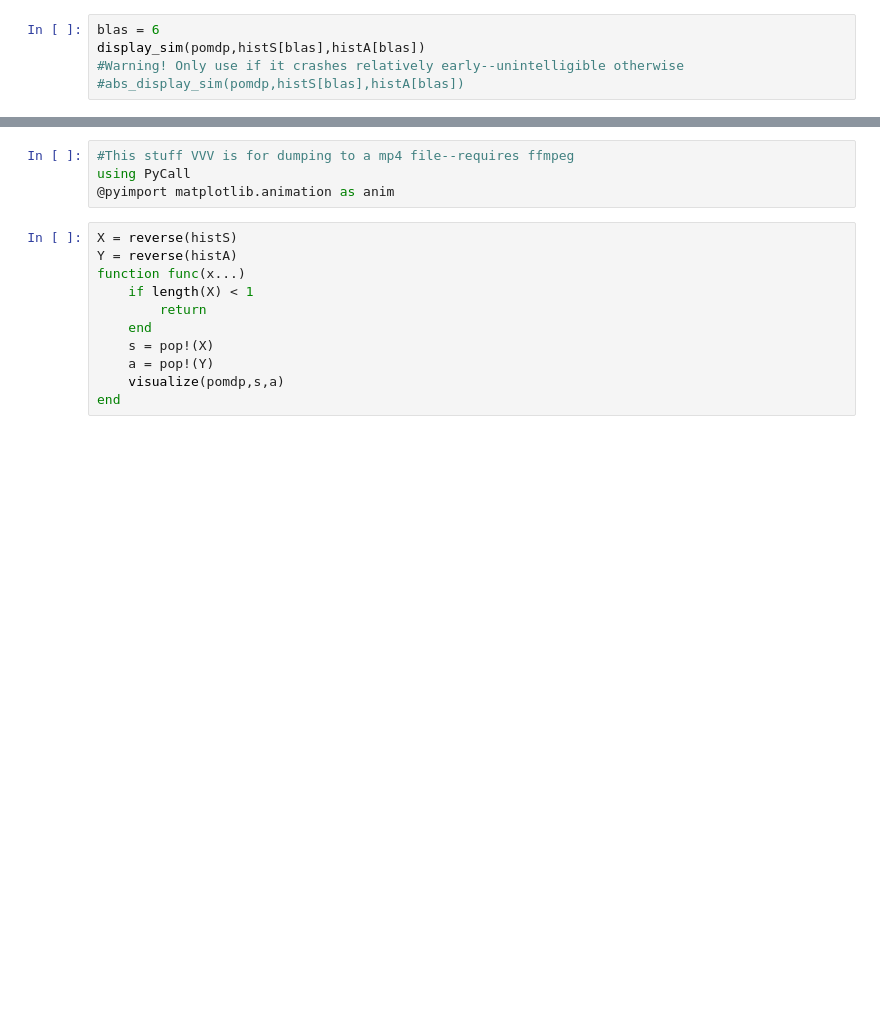
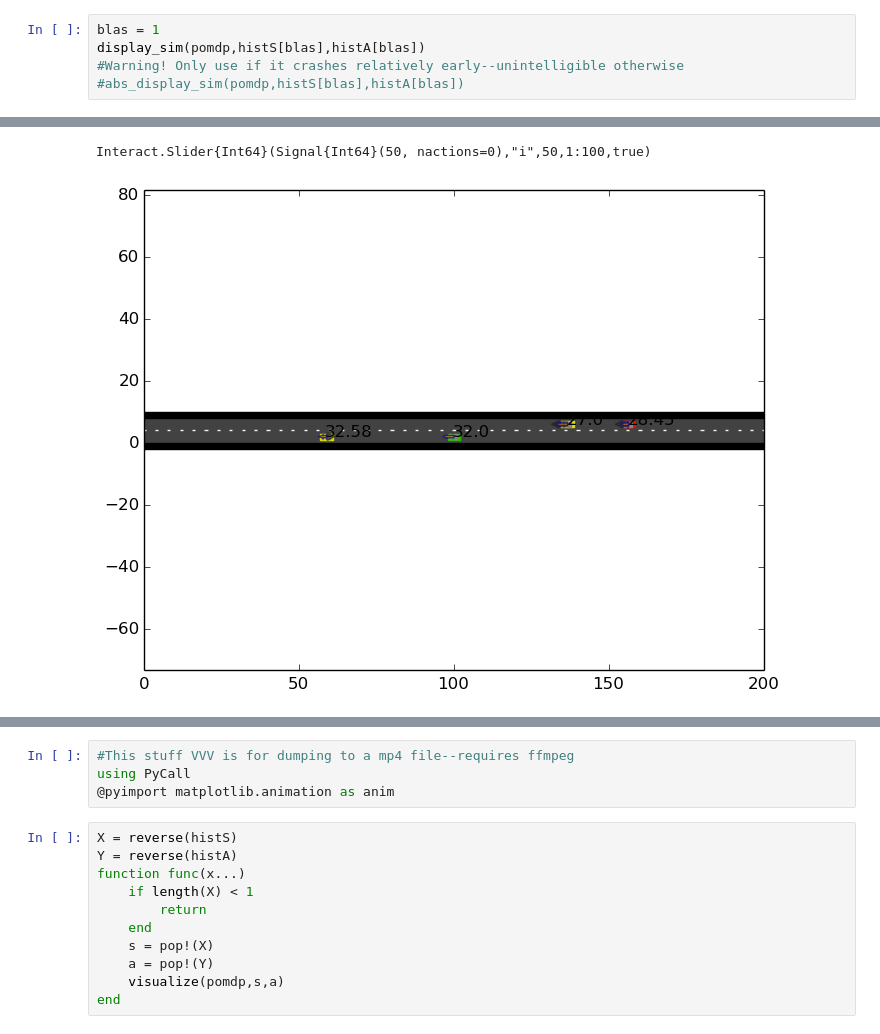
Before and after one commit to cho3/MultiLanePOMDP, a Jupyter notebook: example/Multilane_MCTS.ipynb, the cells around one changed output, grey strips where cells are left out. Drawn from its saved outputs; the diff is of its cells as text; blank space fills up the shorter version.

```diff
--- a/example/Multilane_MCTS.ipynb
+++ b/example/Multilane_MCTS.ipynb
@@ -79,5 +93,6 @@ end
 # %%
-blas = 6
+blas = 1
 display_sim(pomdp,histS[blas],histA[blas])
 #Warning! Only use if it crashes relatively early--unintelligible otherwise
 #abs_display_sim(pomdp,histS[blas],histA[blas])
+# %% [output]
@@ -84,3 +100,5 @@ display_sim(pomdp,histS[blas],histA[blas])
+Interact.Slider{Int64}(Signal{Int64}(50, nactions=0),"i",50,1:100,true)
+[figure, added]
 # %%
 j = 52 #if there's early stopping, else j = n_ep
 crash_rate = nb_early_term/j
```
Also changed, not shown: parts of 8 cells of this notebook, 3 other files.
